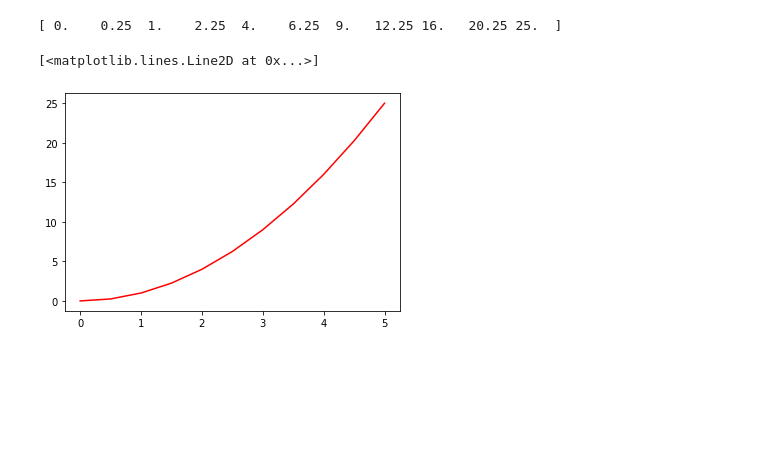
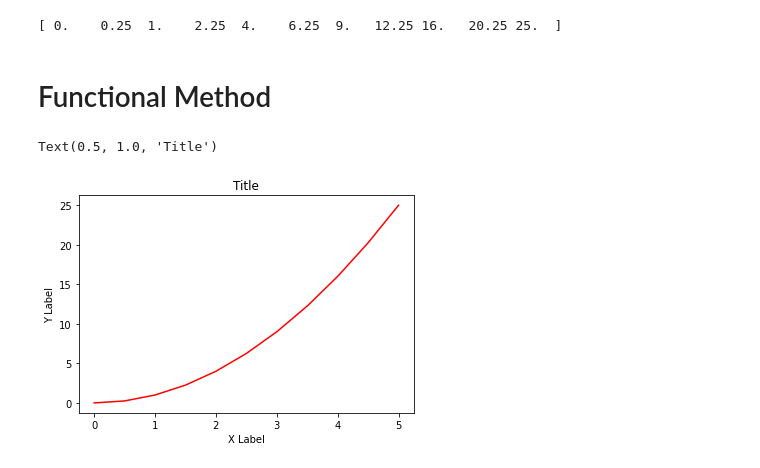
Before and after one commit to Jamy11/Data-Scince-and-Machine-Learing, a Jupyter notebook: MatPlotLib/Basic.ipynb, the cells around one changed output. Saved outputs shown, nothing was run; the diff lists cells and outputs as text; code cells hidden in the pictures; blank space fills up the shorter version.

Commit message:
Matplotlib Functional and OO Method Implemented

```diff
--- a/MatPlotLib/Basic.ipynb
+++ b/MatPlotLib/Basic.ipynb
@@ -10,9 +10,14 @@ y = x**2
 print(y)
 # %% [output]
 [ 0.    0.25  1.    2.25  4.    6.25  9.   12.25 16.   20.25 25.  ]
+# %% [markdown]
+# Functional Method
 # %%
 # Functional Method
 plt.plot(x,y,'r-')
+plt.xlabel('X Label')
+plt.ylabel('Y Label')
+plt.title('Title')
 # %% [output]
-[<matplotlib.lines.Line2D at 0x...>]
+Text(0.5, 1.0, 'Title')
-[figure, old version]
+[figure, new version]
```
Also changed, not shown: parts of 5 cells of this notebook.
